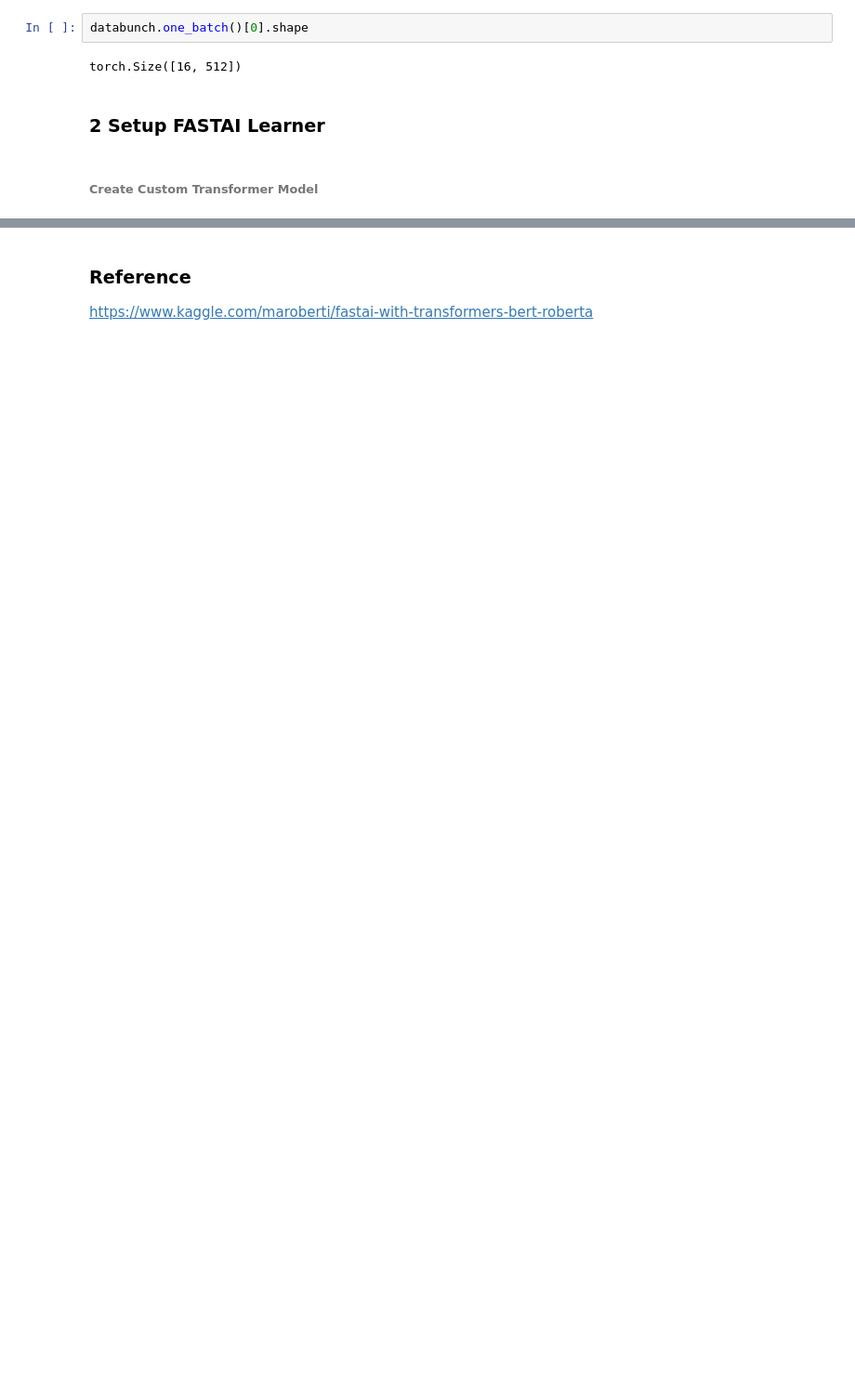
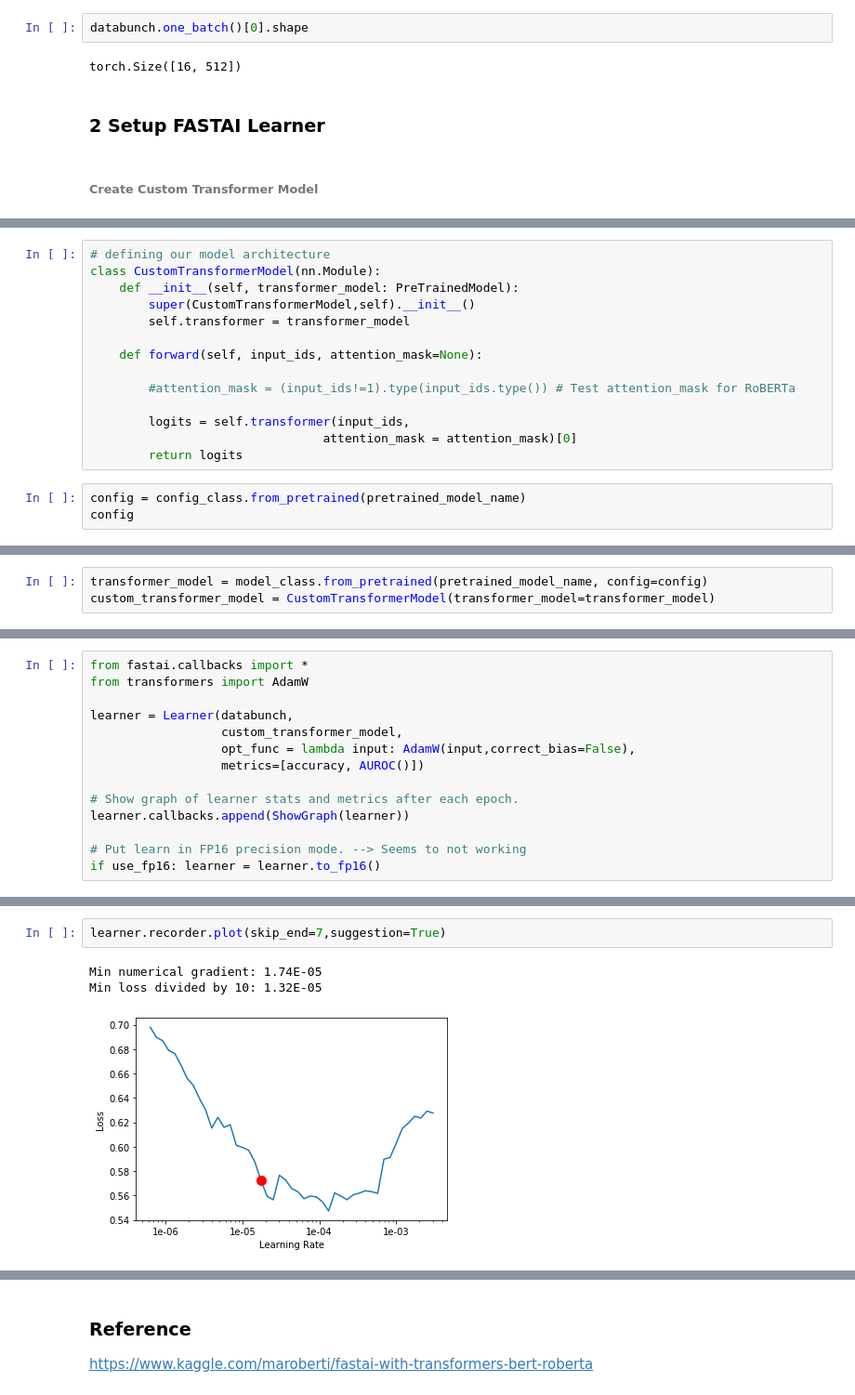
Before and after one commit to binliu0630/Deep_Learning, a Jupyter notebook: Fastai+Transformers.ipynb, the cells around one changed output, grey strips where cells are left out. Shown: that part at 93% size. Saved outputs shown, nothing was run; the diff lists cells and outputs as text; blank space fills up the shorter version.

```diff
--- a/Fastai+Transformers.ipynb
+++ b/Fastai+Transformers.ipynb
@@ -283,0 +269,17 @@ TypeError: ignored
+# %%
+# defining our model architecture
+class CustomTransformerModel(nn.Module):
+    def __init__(self, transformer_model: PreTrainedModel):
+        super(CustomTransformerModel,self).__init__()
+        self.transformer = transformer_model
+
+    def forward(self, input_ids, attention_mask=None):
+
+        #attention_mask = (input_ids!=1).type(input_ids.type()) # Test attention_mask for RoBERTa
+
+        logits = self.transformer(input_ids,
+                                attention_mask = attention_mask)[0]
+        return logits
+# %%
+config = config_class.from_pretrained(pretrained_model_name)
+config
@@ -283,0 +304,3 @@ TypeError: ignored
+# %%
+transformer_model = model_class.from_pretrained(pretrained_model_name, config=config)
+custom_transformer_model = CustomTransformerModel(transformer_model=transformer_model)
@@ -283,0 +309,14 @@ TypeError: ignored
+# %%
+from fastai.callbacks import *
+from transformers import AdamW
+
+learner = Learner(databunch,
+                  custom_transformer_model,
+                  opt_func = lambda input: AdamW(input,correct_bias=False),
+                  metrics=[accuracy, AUROC()])
+
+# Show graph of learner stats and metrics after each epoch.
+learner.callbacks.append(ShowGraph(learner))
+
+# Put learn in FP16 precision mode. --> Seems to not working
+if use_fp16: learner = learner.to_fp16()
@@ -283,0 +334,6 @@ TypeError: ignored
+# %%
+learner.recorder.plot(skip_end=7,suggestion=True)
+# %% [output]
+Min numerical gradient: 1.74E-05
+Min loss divided by 10: 1.32E-05
+[figure, added]
```
Also changed, not shown: parts of 24 cells of this notebook.
